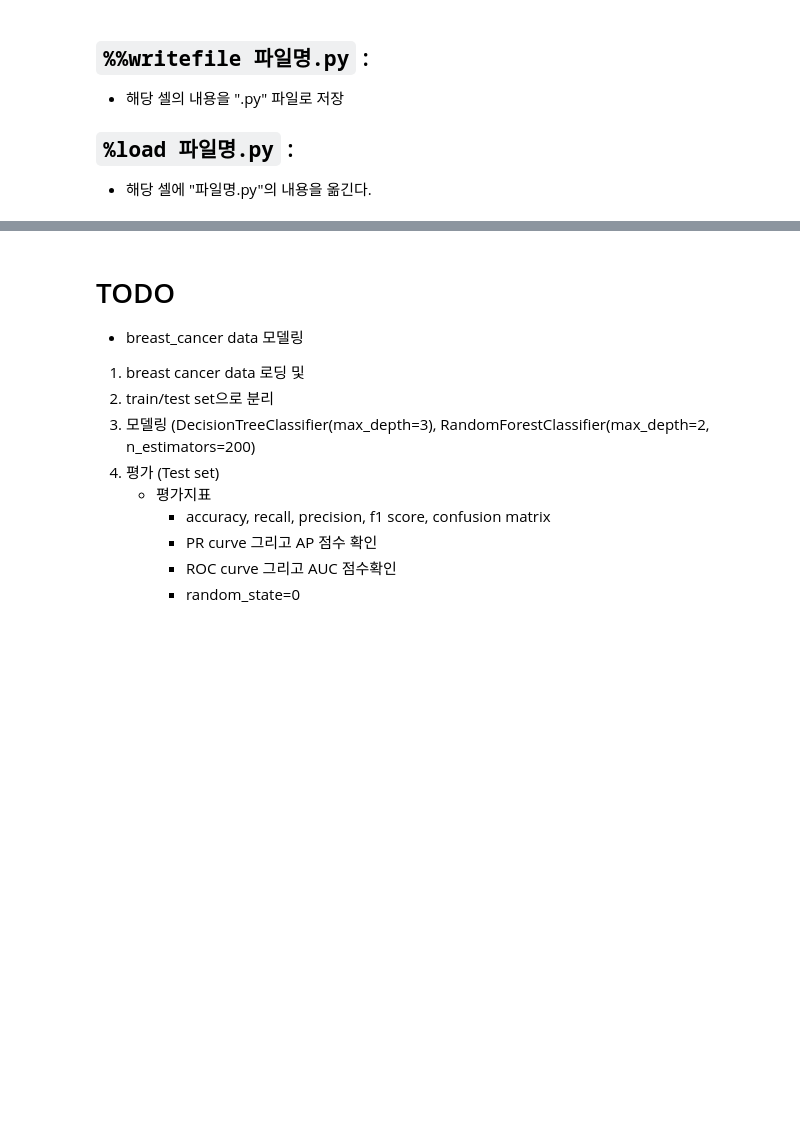
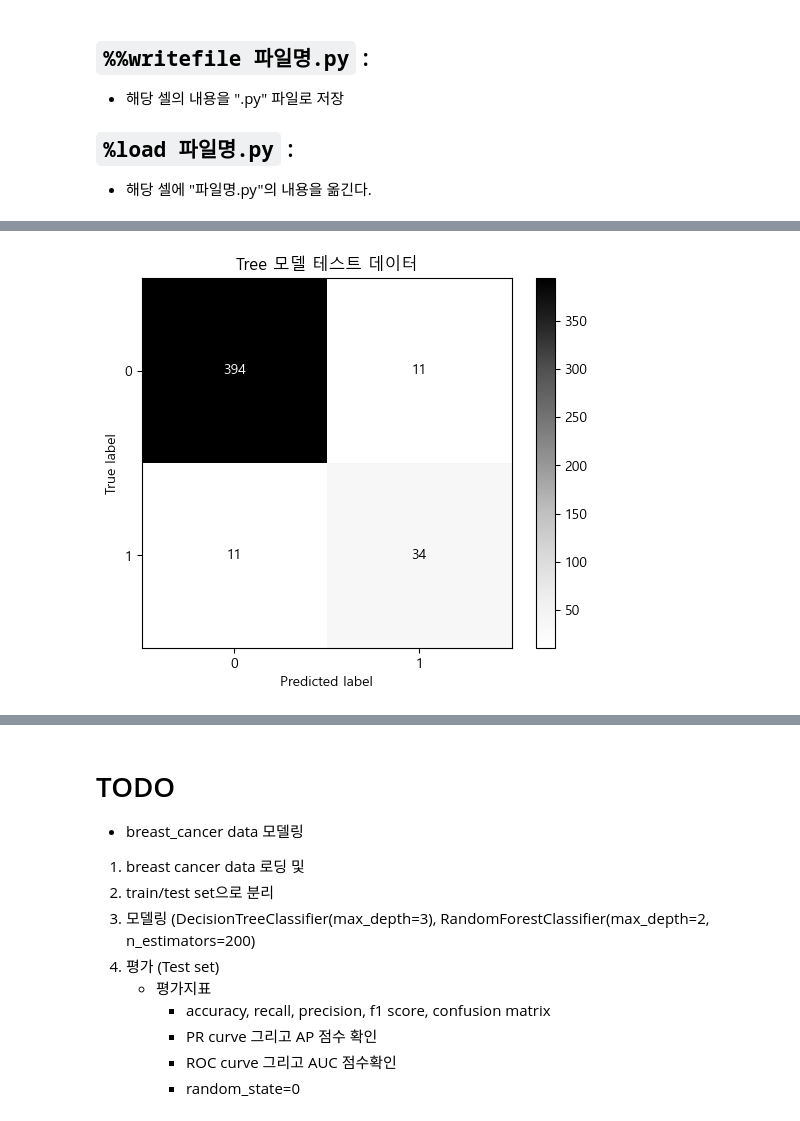
Before and after one commit to aaingyunii/Bootcamp_ML, a Jupyter notebook: 230705-6_ML_05/230705-6_ML_review.ipynb, the cells around one changed output, grey strips where cells are left out. Saved outputs shown, nothing was run; the diff lists cells and outputs as text; code cells hidden in the pictures; blank space fills up the shorter version.

```diff
--- a/230705-6_ML_05/230705-6_ML_review.ipynb
+++ b/230705-6_ML_05/230705-6_ML_review.ipynb
@@ -64,0 +362,4 @@ X_train.shape, X_test.shape
+# %%
+my_func.plot_confusion_matrix(y_test,pred_test_tree, "Tree 모델 테스트 데이터")
+# %% [output]
+[figure, added]
```
Also changed, not shown: parts of 57 cells of this notebook, 1 other file.
